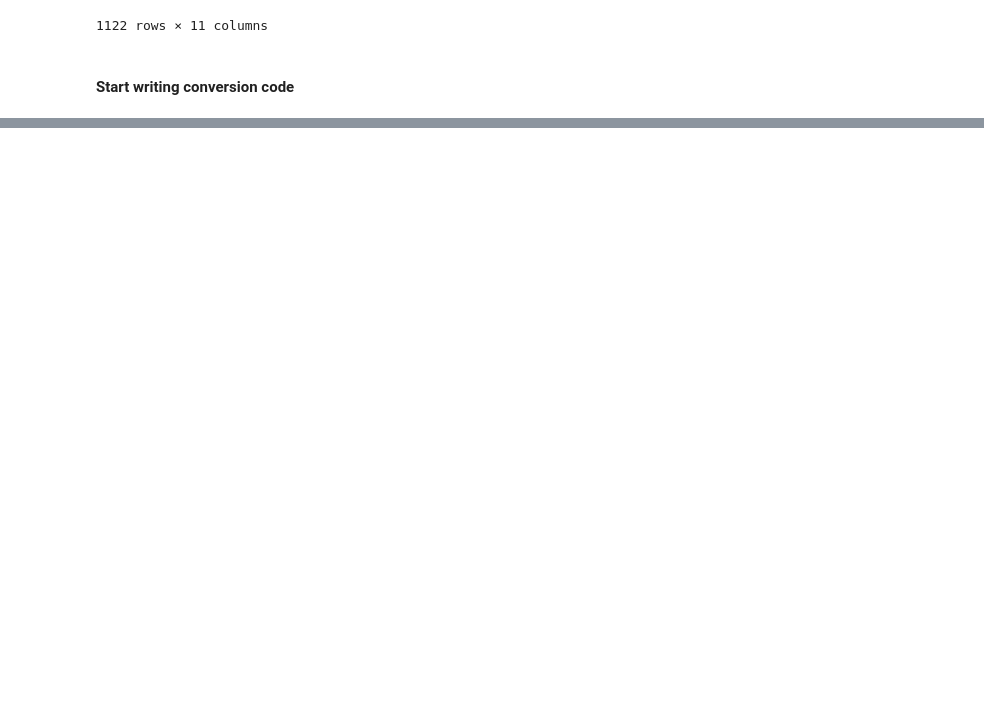
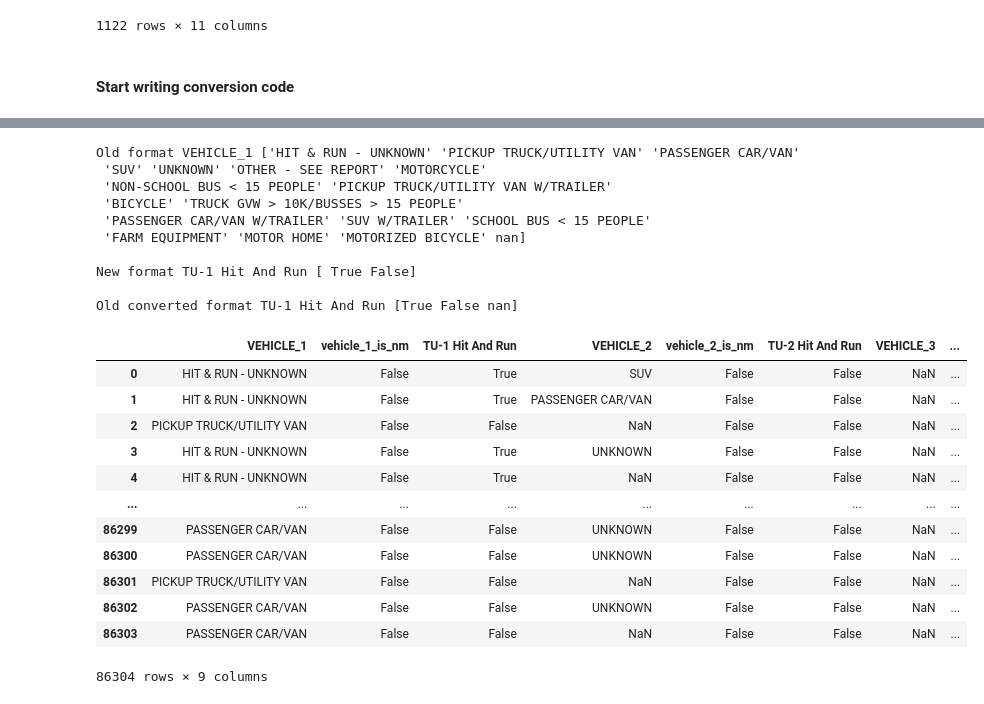
Before and after one commit to haley-northrup/beautiful_cos_data_analysis, a Jupyter notebook: sandbox/CDOT_convert_old_to_new_format-part2-scratch.ipynb, the cells around one changed output, grey strips where cells are left out. Cells and saved outputs as stored; diff of their text form; code cells hidden in the pictures; blank space fills up the shorter version.

```diff
--- a/sandbox/CDOT_convert_old_to_new_format-part2-scratch.ipynb
+++ b/sandbox/CDOT_convert_old_to_new_format-part2-scratch.ipynb
@@ -392,0 +561,49 @@ map_vehicle_x = {'HIT & RUN - UNKNOWN': '',
+# %%
+# Convert VEHICLE_X (old column) to TU-X Hit And Run
+# Convert enum values
+
+# Movement
+old_column = 'VEHICLE_1'
+new_column = 'TU-1 Hit And Run'
+
+print(f"Old format {old_column}", cdot_old_pdf[old_column].unique())
+print()
+print(f"New format {new_column}", cdot_new_pdf[new_column].unique())
+print()
+
+
+for x in ['1', '2', '3']:
+    condition_hit_and_run__true = (cdot_old_pdf[f"vehicle_{x}_is_nm"] == False) & (cdot_old_pdf[f"VEHICLE_{x}"] == "HIT & RUN - UNKNOWN")
+    condition_hit_and_run__false = (cdot_old_pdf[f"vehicle_{x}_is_nm"] == False) & (cdot_old_pdf[f"VEHICLE_{x}"] != "HIT & RUN - UNKNOWN")
+    cdot_old_pdf.loc[condition_hit_and_run__true, f"TU-{x} Hit And Run"] = True
+    cdot_old_pdf.loc[condition_hit_and_run__false, f"TU-{x} Hit And Run"] = False
+
+print(f"Old converted format {new_column}", cdot_old_pdf[new_column].unique())
+
+display(cdot_old_pdf[['VEHICLE_1', 'vehicle_1_is_nm', 'TU-1 Hit And Run',
+                      'VEHICLE_2', 'vehicle_2_is_nm', 'TU-2 Hit And Run',
+                      'VEHICLE_3', 'vehicle_3_is_nm', 'TU-3 Hit And Run']])
+# %% [output]
+Old format VEHICLE_1 ['HIT & RUN - UNKNOWN' 'PICKUP TRUCK/UTILITY VAN' 'PASSENGER CAR/VAN'
+ 'SUV' 'UNKNOWN' 'OTHER - SEE REPORT' 'MOTORCYCLE'
+ 'NON-SCHOOL BUS < 15 PEOPLE' 'PICKUP TRUCK/UTILITY VAN W/TRAILER'
+ 'BICYCLE' 'TRUCK GVW > 10K/BUSSES > 15 PEOPLE'
+ 'PASSENGER CAR/VAN W/TRAILER' 'SUV W/TRAILER' 'SCHOOL BUS < 15 PEOPLE'
+ 'FARM EQUIPMENT' 'MOTOR HOME' 'MOTORIZED BICYCLE' nan]
+
+New format TU-1 Hit And Run [ True False]
+
+Old converted format TU-1 Hit And Run [True False nan]
+|  | VEHICLE_1 | vehicle_1_is_nm | TU-1 Hit And Run | VEHICLE_2 | vehicle_2_is_nm | TU-2 Hit And Run | VEHICLE_3 | ... |
+| 0 | HIT & RUN - UNKNOWN | False | True | SUV | False | False | NaN | ... |
+| 1 | HIT & RUN - UNKNOWN | False | True | PASSENGER CAR/VAN | False | False | NaN | ... |
+| 2 | PICKUP TRUCK/UTILITY VAN | False | False | NaN | False | False | NaN | ... |
+| 3 | HIT & RUN - UNKNOWN | False | True | UNKNOWN | False | False | NaN | ... |
+| 4 | HIT & RUN - UNKNOWN | False | True | NaN | False | False | NaN | ... |
+| ... | ... | ... | ... | ... | ... | ... | ... | ... |
+| 86299 | PASSENGER CAR/VAN | False | False | UNKNOWN | False | False | NaN | ... |
+| 86300 | PASSENGER CAR/VAN | False | False | UNKNOWN | False | False | NaN | ... |
+| 86301 | PICKUP TRUCK/UTILITY VAN | False | False | NaN | False | False | NaN | ... |
+| 86302 | PASSENGER CAR/VAN | False | False | UNKNOWN | False | False | NaN | ... |
+| 86303 | PASSENGER CAR/VAN | False | False | NaN | False | False | NaN | ... |
+86304 rows × 9 columns
```
Also changed, not shown: parts of 13 cells of this notebook, 3 other files.
